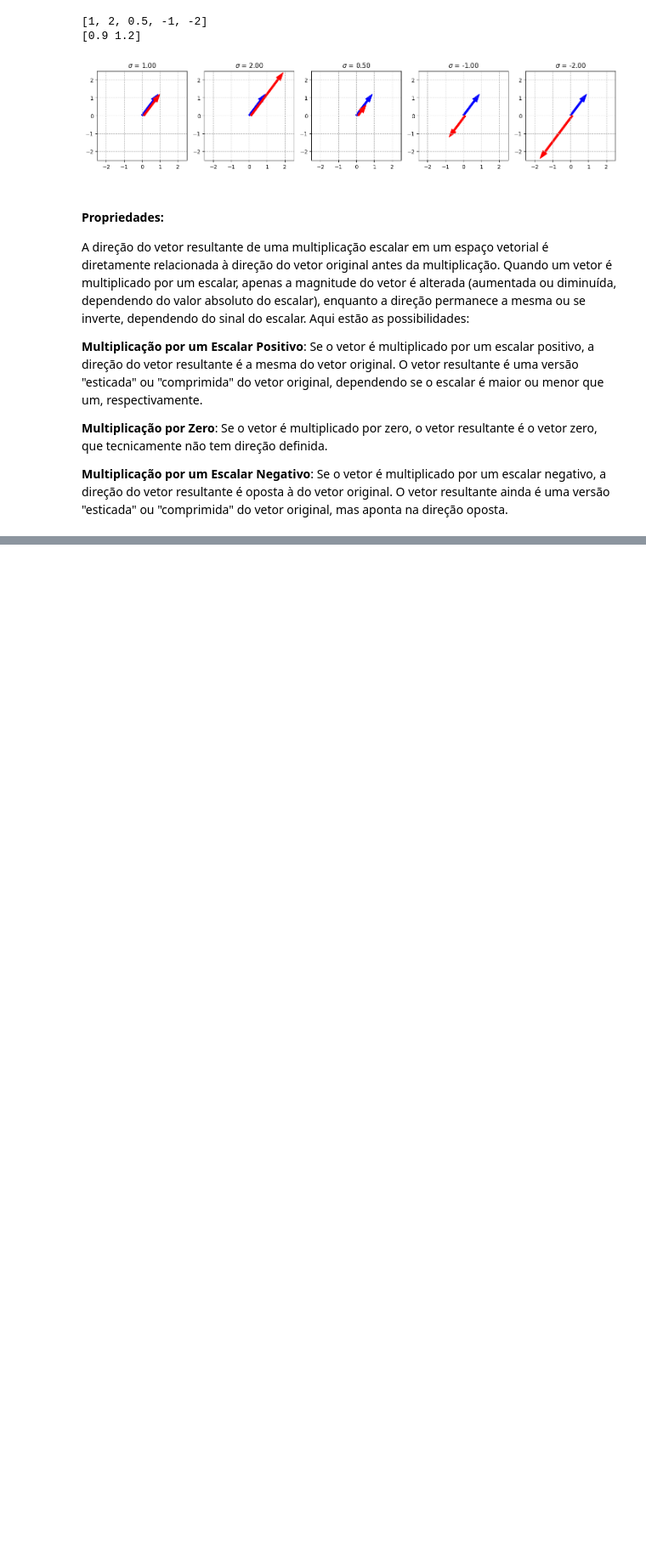
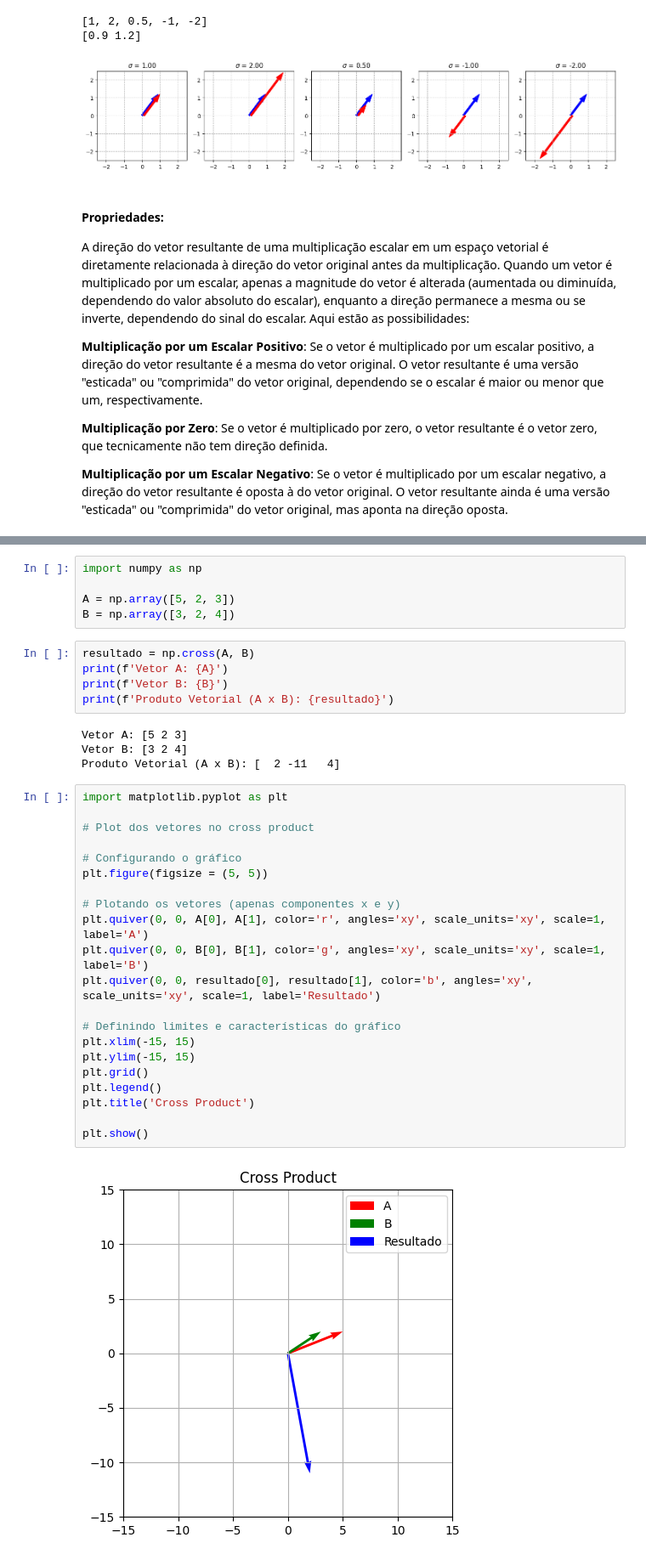
Before and after one commit to prisciladalepiane/machine-learning, a Jupyter notebook: projetos/matematica-estatistica-aplicada/conceitos/04-Representacao-Geometrica-de-Vetores.ipynb, the cells around one changed output, grey strips where cells are left out. Shown at 85% size. Drawn from its saved outputs; the diff is of its cells as text; blank space fills up the shorter version.

Commit message:
Adicionado explicação sobre cross e doc product; transposta de vetores e suas representações gráficas

```diff
--- a/projetos/matematica-estatistica-aplicada/conceitos/04-Representacao-Geometrica-de-Vetores.ipynb
+++ b/projetos/matematica-estatistica-aplicada/conceitos/04-Representacao-Geometrica-de-Vetores.ipynb
@@ -389,0 +392,37 @@ A direção do vetor resultante de uma multiplicação escalar em um espaço vet
+# %%
+import numpy as np
+
+A = np.array([5, 2, 3])
+B = np.array([3, 2, 4])
+# %%
+resultado = np.cross(A, B)
+print(f'Vetor A: {A}')
+print(f'Vetor B: {B}')
+print(f'Produto Vetorial (A x B): {resultado}')
+# %% [output]
+Vetor A: [5 2 3]
+Vetor B: [3 2 4]
+Produto Vetorial (A x B): [  2 -11   4]
+# %%
+import matplotlib.pyplot as plt
+
+# Plot dos vetores no cross product
+
+# Configurando o gráfico
+plt.figure(figsize = (5, 5))
+
+# Plotando os vetores (apenas componentes x e y)
+plt.quiver(0, 0, A[0], A[1], color='r', angles='xy', scale_units='xy', scale=1, label='A')
+plt.quiver(0, 0, B[0], B[1], color='g', angles='xy', scale_units='xy', scale=1, label='B')
+plt.quiver(0, 0, resultado[0], resultado[1], color='b', angles='xy', scale_units='xy', scale=1, label='Resultado')
+
+# Definindo limites e características do gráfico
+plt.xlim(-15, 15)
+plt.ylim(-15, 15)
+plt.grid()
+plt.legend()
+plt.title('Cross Product')
+
+plt.show()
+# %% [output]
+[figure, added]
```
Also changed, not shown: parts of 14 cells of this notebook.
